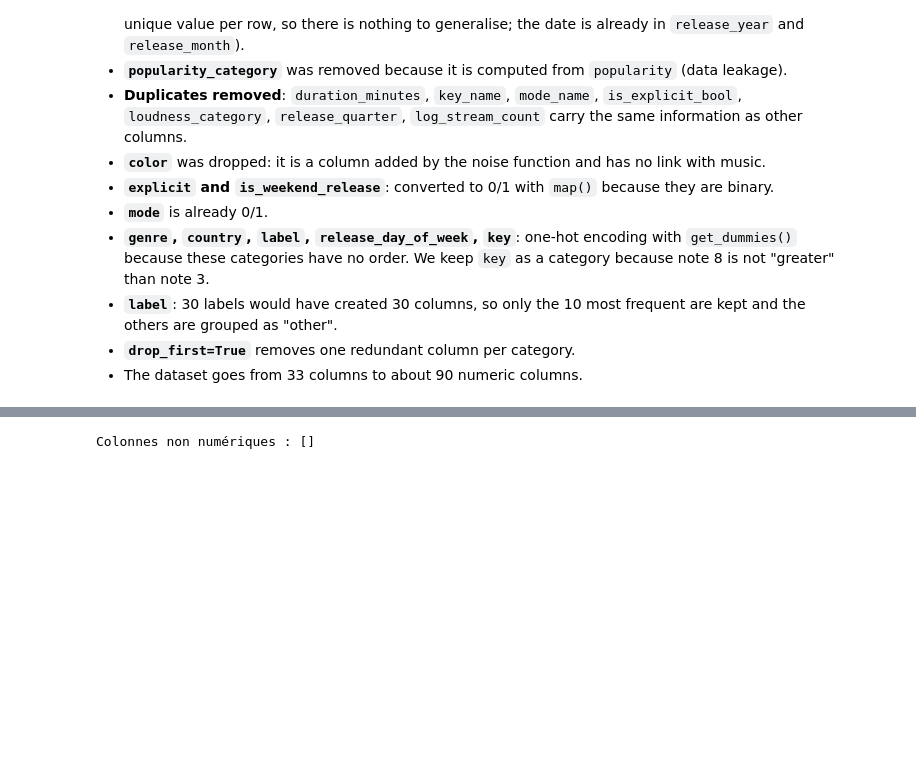
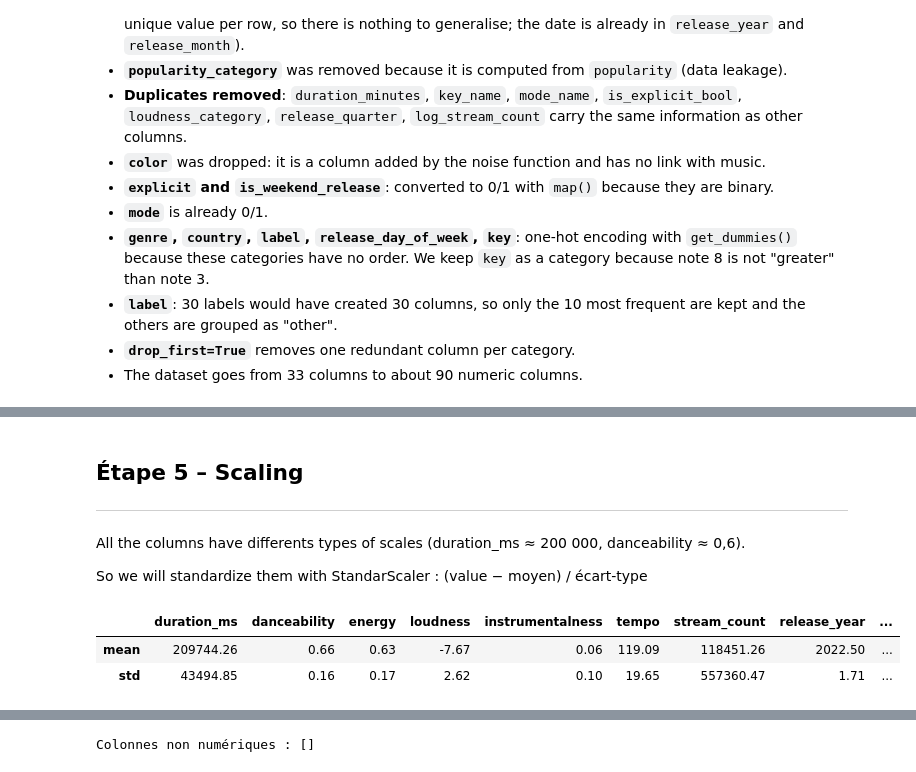
Before and after one commit to Adrien-Rouillon/Machine-learning---SpotifyDB, a Jupyter notebook: Notebooks/Delivrable2.ipynb, the cells around one changed output, grey strips where cells are left out. Drawn from its saved outputs; the diff is of its cells as text; code cells hidden in the pictures; blank space fills up the shorter version.

```diff
--- a/Notebooks/Delivrable2.ipynb
+++ b/Notebooks/Delivrable2.ipynb
@@ -229,0 +185,21 @@ np.int64(0)
+# %%
+# 1. Droping duplicates value
+print("Duplicates:", df.duplicated().sum())
+df = df.drop_duplicates()
+
+# 2. Droping values that miss in popularity
+df = df.dropna(subset=["popularity"])
+
+# 3. Droping incoherent values in duration_ms
+df = df[df["duration_ms"].isna() | df["duration_ms"].between(30_000, 900_000)]
+
+# 4. Filling missing values with the median
+df["duration_ms"] = df["duration_ms"].fillna(df["duration_ms"].median())
+
+# 5. Conversion in number and suppresion of "unknown"
+df["danceability"] = pd.to_numeric(df["danceability"], errors="coerce")
+df = df.dropna(subset=["danceability"])
+
+print(df.shape)
+print("Missing values:", df.isna().sum().sum())
+print("popularity max:", df["popularity"].max())
@@ -421,3 +382,0 @@ scaler = StandardScaler()
-# %%
-df[scale_cols] = scaler.fit_transform(df[scale_cols])
-df[scale_cols].describe().loc[["mean", "std"]].round(2)
@@ -467,0 +415,21 @@ Part of hits train/test : 0.061 0.061
+# %% [markdown]
+## Étape 5 – Scaling
+
+
+
+---
+# %% [markdown]
+All the columns have differents types of scales (duration_ms ≈ 200 000, danceability ≈ 0,6).
+
+So we will standardize them with StandarScaler : (value − moyen) / écart-type
+# %%
+from sklearn.preprocessing import StandardScaler
+
+scale_cols = ["duration_ms", "danceability", "energy", "loudness", "instrumentalness",
+              "tempo", "stream_count", "release_year", "release_month", "upbeat_score"]
+
+X_train[scale_cols].describe().loc[["mean", "std"]].round(2)
+# %% [output]
+|  | duration_ms | danceability | energy | loudness | instrumentalness | tempo | stream_count | release_year | ... |
+| mean | 209744.26 | 0.66 | 0.63 | -7.67 | 0.06 | 119.09 | 118451.26 | 2022.50 | ... |
+| std | 43494.85 | 0.16 | 0.17 | 2.62 | 0.10 | 19.65 | 557360.47 | 1.71 | ... |
```
Also changed, not shown: parts of 25 cells of this notebook.
